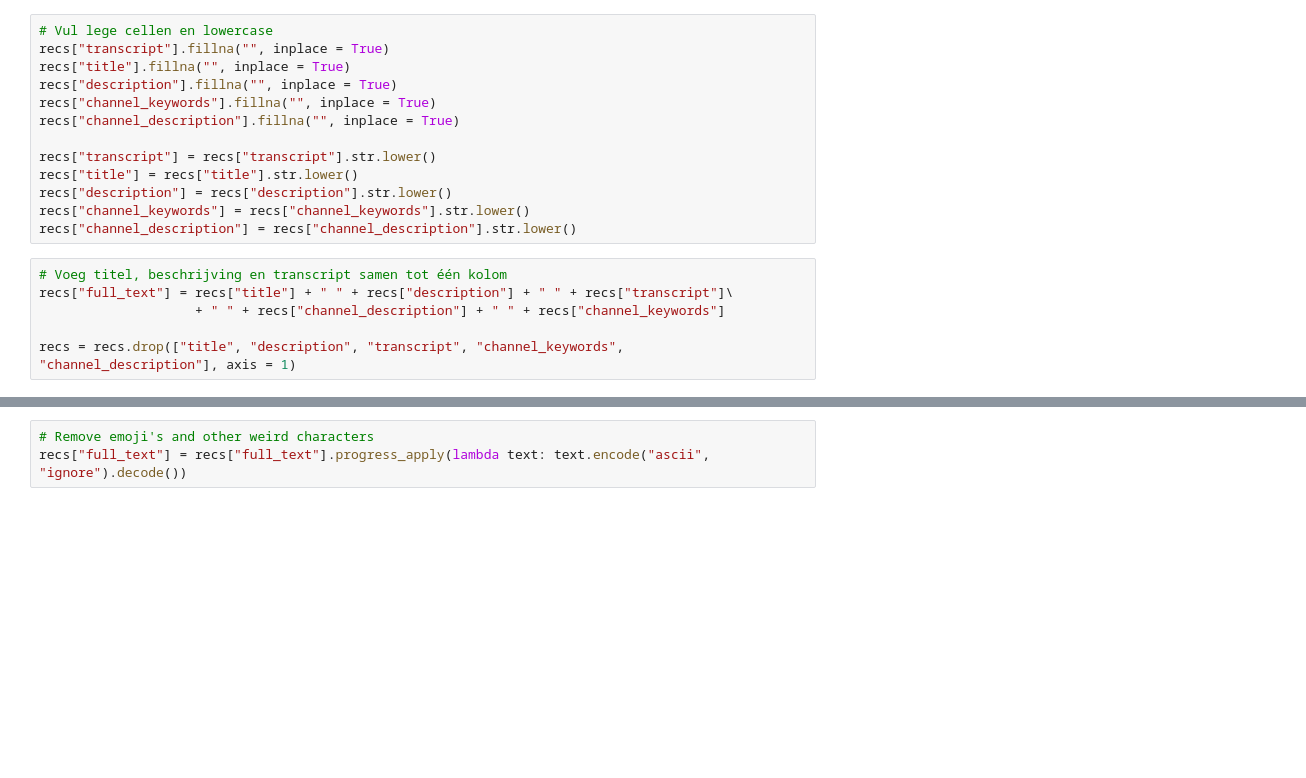
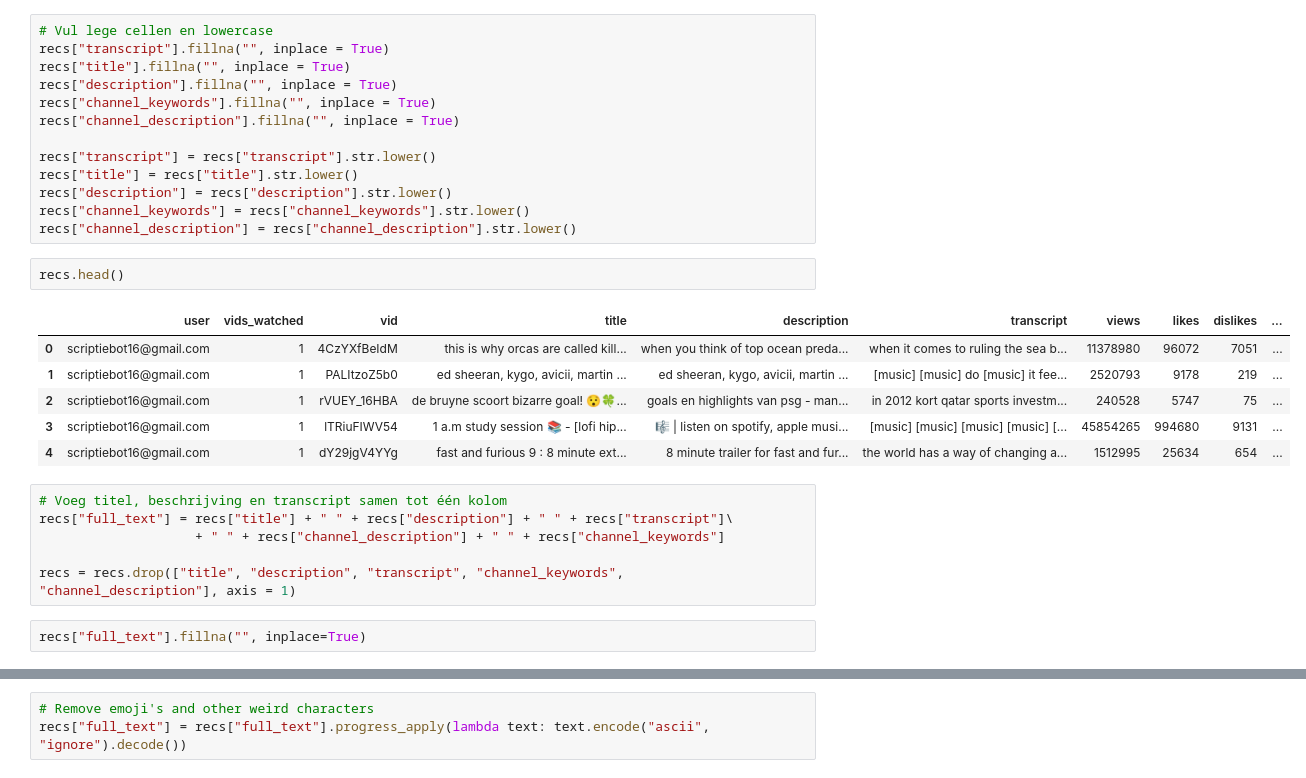
Before and after one commit to Roan-Schellingerhout/YouTube_conspiracy_paper, a Jupyter notebook: Results/Results recommendations.ipynb, the cells around one changed output, grey strips where cells are left out. Drawn from its saved outputs; the diff is of its cells as text; blank space fills up the shorter version.

```diff
--- a/Results/Results recommendations.ipynb
+++ b/Results/Results recommendations.ipynb
@@ -154,12 +162,23 @@ recs["title"] = recs["title"].str.lower()
 recs["description"] = recs["description"].str.lower()
 recs["channel_keywords"] = recs["channel_keywords"].str.lower()
 recs["channel_description"] = recs["channel_description"].str.lower()
+# %%
+recs.head()
+# %% [output]
+|  | user | vids_watched | vid | title | description | transcript | views | likes | dislikes | ... |
+| 0 | scriptiebot16@gmail.com | 1 | 4CzYXfBeIdM | this is why orcas are called kill... | when you think of top ocean preda... | when it comes to ruling the sea b... | 11378980 | 96072 | 7051 | ... |
+| 1 | scriptiebot16@gmail.com | 1 | PALItzoZ5b0 | ed sheeran, kygo, avicii, martin ... | ed sheeran, kygo, avicii, martin ... | [music] [music] do [music] it fee... | 2520793 | 9178 | 219 | ... |
+| 2 | scriptiebot16@gmail.com | 1 | rVUEY_16HBA | de bruyne scoort bizarre goal! 😯🍀... | goals en highlights van psg - man... | in 2012 kort qatar sports investm... | 240528 | 5747 | 75 | ... |
+| 3 | scriptiebot16@gmail.com | 1 | lTRiuFIWV54 | 1 a.m study session 📚 - [lofi hip... | 🎼 | listen on spotify, apple musi... | [music] [music] [music] [music] [... | 45854265 | 994680 | 9131 | ... |
+| 4 | scriptiebot16@gmail.com | 1 | dY29jgV4YYg | fast and furious 9 : 8 minute ext... | 8 minute trailer for fast and fur... | the world has a way of changing a... | 1512995 | 25634 | 654 | ... |
 # %%
 # Voeg titel, beschrijving en transcript samen tot één kolom
 recs["full_text"] = recs["title"] + " " + recs["description"] + " " + recs["transcript"]\
                     + " " + recs["channel_description"] + " " + recs["channel_keywords"]
 
 recs = recs.drop(["title", "description", "transcript", "channel_keywords", "channel_description"], axis = 1)
+# %%
+recs["full_text"].fillna("", inplace=True)
 # %%
 def translate_text(text):
     # Detect language
```
Also changed, not shown: parts of 8 cells of this notebook, 2 other files.
